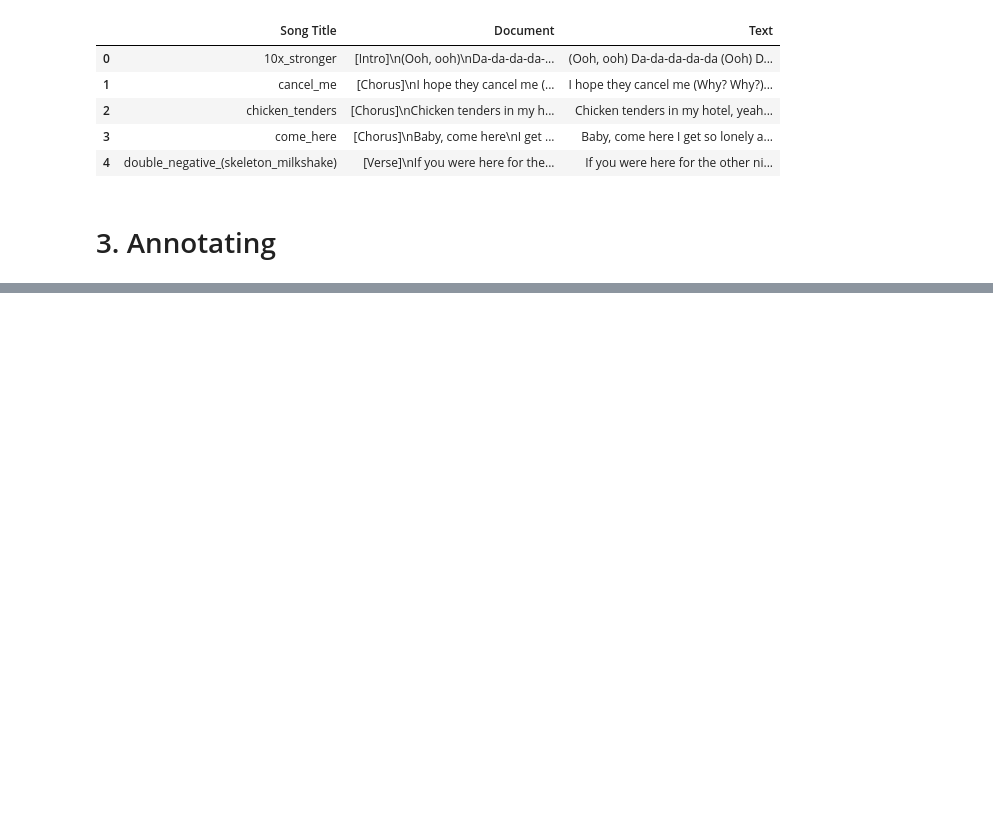
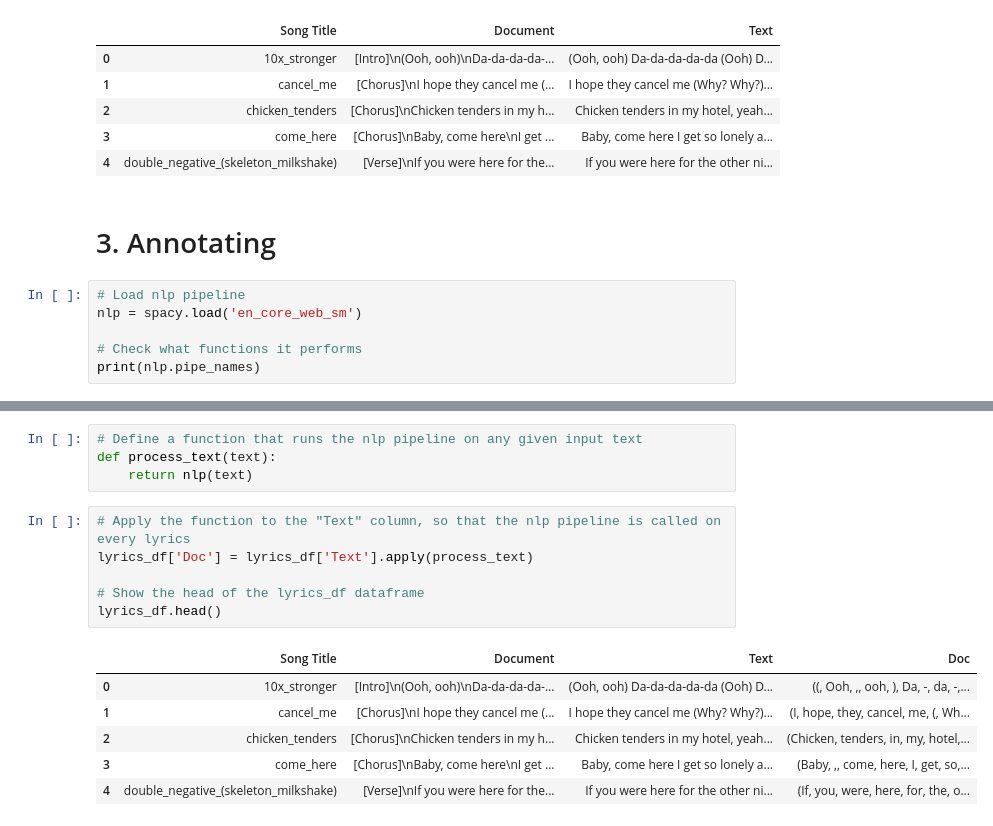
Before and after one commit to Cameron-Meinsma/Assignment_2, a Jupyter notebook: assignment_2.ipynb, the cells around one changed output, grey strips where cells are left out. Cells and saved outputs as stored; diff of their text form; blank space fills up the shorter version.

```diff
--- a/assignment_2.ipynb
+++ b/assignment_2.ipynb
@@ -162,3 +162,9 @@ lyrics_df.head()
 | 4 | double_negative_(skeleton_milkshake) | [Verse]\nIf you were here for the... | If you were here for the other ni... |
 # %% [markdown]
 # 3. Annotating
+# %%
+# Load nlp pipeline
+nlp = spacy.load('en_core_web_sm')
+
+# Check what functions it performs
+print(nlp.pipe_names)
@@ -164,0 +180,17 @@ lyrics_df.head()
+# %%
+# Define a function that runs the nlp pipeline on any given input text
+def process_text(text):
+    return nlp(text)
+# %%
+# Apply the function to the "Text" column, so that the nlp pipeline is called on every lyrics
+lyrics_df['Doc'] = lyrics_df['Text'].apply(process_text)
+
+# Show the head of the lyrics_df dataframe
+lyrics_df.head()
+# %% [output]
+|  | Song Title | Document | Text | Doc |
+| 0 | 10x_stronger | [Intro]\n(Ooh, ooh)\nDa-da-da-da-... | (Ooh, ooh) Da-da-da-da-da (Ooh) D... | ((, Ooh, ,, ooh, ), Da, -, da, -,... |
+| 1 | cancel_me | [Chorus]\nI hope they cancel me (... | I hope they cancel me (Why? Why?)... | (I, hope, they, cancel, me, (, Wh... |
+| 2 | chicken_tenders | [Chorus]\nChicken tenders in my h... | Chicken tenders in my hotel, yeah... | (Chicken, tenders, in, my, hotel,... |
+| 3 | come_here | [Chorus]\nBaby, come here\nI get ... | Baby, come here I get so lonely a... | (Baby, ,, come, here, I, get, so,... |
+| 4 | double_negative_(skeleton_milkshake) | [Verse]\nIf you were here for the... | If you were here for the other ni... | (If, you, were, here, for, the, o... |
```
Also changed, not shown: parts of 11 cells of this notebook.
